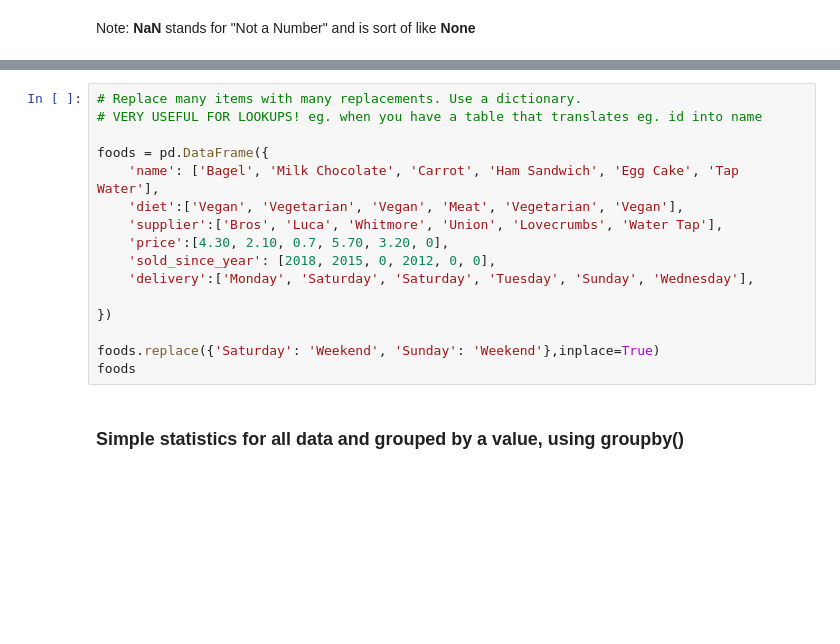
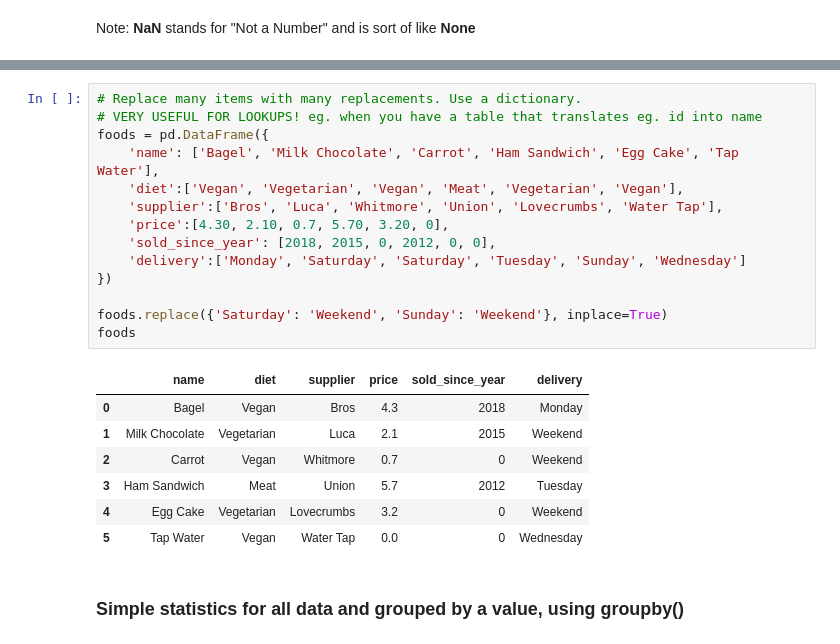
Before and after one commit to DrBenjamin/Applied-Software-Development-in-Health-and-Social-Care, a Jupyter notebook: 2_1_Learning_materials/B21 Pandas - data manipulation with Numpy and Panda v2.0.ipynb, the cells around one changed output, grey strips where cells are left out. Drawn from its saved outputs; the diff is of its cells as text; blank space fills up the shorter version.

```diff
--- a/2_1_Learning_materials/B21 Pandas - data manipulation with Numpy and Panda v2.0.ipynb
+++ b/2_1_Learning_materials/B21 Pandas - data manipulation with Numpy and Panda v2.0.ipynb
@@ -687,19 +985,25 @@ foods
 # %%
 # Replace many items with many replacements. Use a dictionary.
 # VERY USEFUL FOR LOOKUPS! eg. when you have a table that translates eg. id into name
-
 foods = pd.DataFrame({
     'name': ['Bagel', 'Milk Chocolate', 'Carrot', 'Ham Sandwich', 'Egg Cake', 'Tap Water'],
     'diet':['Vegan', 'Vegetarian', 'Vegan', 'Meat', 'Vegetarian', 'Vegan'],
     'supplier':['Bros', 'Luca', 'Whitmore', 'Union', 'Lovecrumbs', 'Water Tap'],
     'price':[4.30, 2.10, 0.7, 5.70, 3.20, 0],
     'sold_since_year': [2018, 2015, 0, 2012, 0, 0],
-    'delivery':['Monday', 'Saturday', 'Saturday', 'Tuesday', 'Sunday', 'Wednesday'],
-
+    'delivery':['Monday', 'Saturday', 'Saturday', 'Tuesday', 'Sunday', 'Wednesday']
 })
 
-foods.replace({'Saturday': 'Weekend', 'Sunday': 'Weekend'},inplace=True)
+foods.replace({'Saturday': 'Weekend', 'Sunday': 'Weekend'}, inplace=True)
 foods
+# %% [output]
+|  | name | diet | supplier | price | sold_since_year | delivery |
+| 0 | Bagel | Vegan | Bros | 4.3 | 2018 | Monday |
+| 1 | Milk Chocolate | Vegetarian | Luca | 2.1 | 2015 | Weekend |
+| 2 | Carrot | Vegan | Whitmore | 0.7 | 0 | Weekend |
+| 3 | Ham Sandwich | Meat | Union | 5.7 | 2012 | Tuesday |
+| 4 | Egg Cake | Vegetarian | Lovecrumbs | 3.2 | 0 | Weekend |
+| 5 | Tap Water | Vegan | Water Tap | 0.0 | 0 | Wednesday |
 # %% [markdown]
 ### Simple statistics for all data and grouped by a value, using  groupby()
 # %% [markdown]
```
Also changed, not shown: parts of 69 cells of this notebook.
